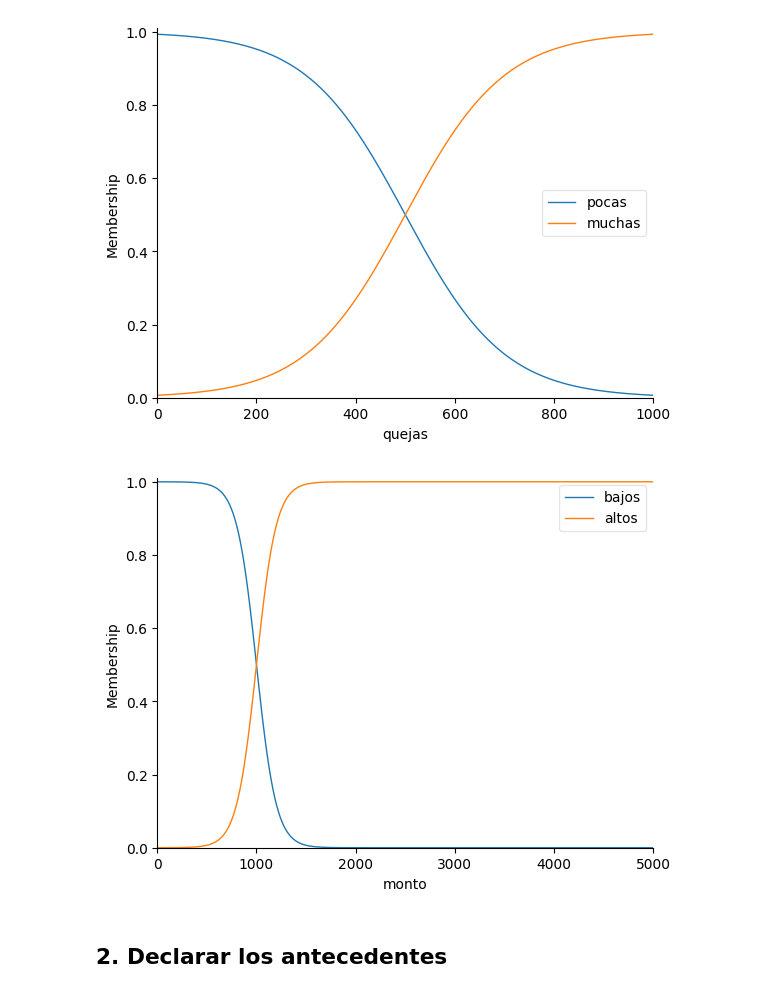
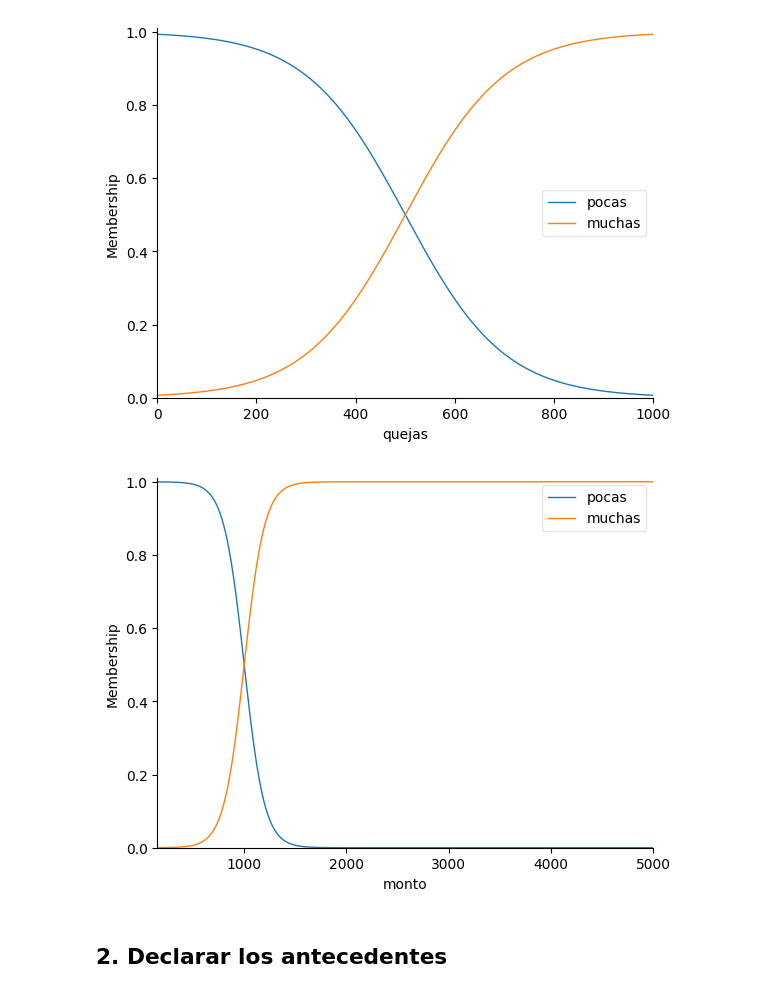
Before and after one commit to DavidBetancurRamirez/AnalisisDecisiones, a Jupyter notebook: LogicaDifusa/mejorados/sib_takagi_mejorado.ipynb, the cells around one changed output. Saved outputs shown, nothing was run; the diff lists cells and outputs as text; code cells hidden in the pictures.

```diff
--- a/LogicaDifusa/mejorados/sib_takagi_mejorado.ipynb
+++ b/LogicaDifusa/mejorados/sib_takagi_mejorado.ipynb
@@ -26,13 +33,19 @@ quejas.view()
 # %% [output]
 [figure]
-# %%
-# Monto de compras
-## Universos de dircurso y fuzzificacion
-monto = ctrl.Antecedent(np.arange(0, 5001, 1), 'monto')
-monto['bajos'] = fuzz.sigmf(monto.universe, 1000, -0.01)
-monto['altos'] = fuzz.sigmf(monto.universe, 1000, 0.01)
-monto.view()
-# %% [output]
-[figure, removed]
+# %%
+# Monto de compras
+## Universos de dircurso y fuzzificacion
+monto_x = np.array([150, 1000, 5000])
+monto_y = np.array([300, 90, 0])
+
+monto = np.arange(monto_x[0], monto_x[2]+1, 1)
+monto_width = 0.01
+
+monto_ant = ctrl.Antecedent(monto, 'monto')
+monto_ant['pocas'] = fuzz.sigmf(monto_ant.universe, monto_x[1], -monto_width)
+monto_ant['muchas'] = fuzz.sigmf(monto_ant.universe, monto_x[1], monto_width)
+monto_ant.view()
+# %% [output]
+[figure, added]
 # %% [markdown]
 ## 2. Declarar los antecedentes
```
Also changed, not shown: parts of 16 cells of this notebook, 4 other files.
